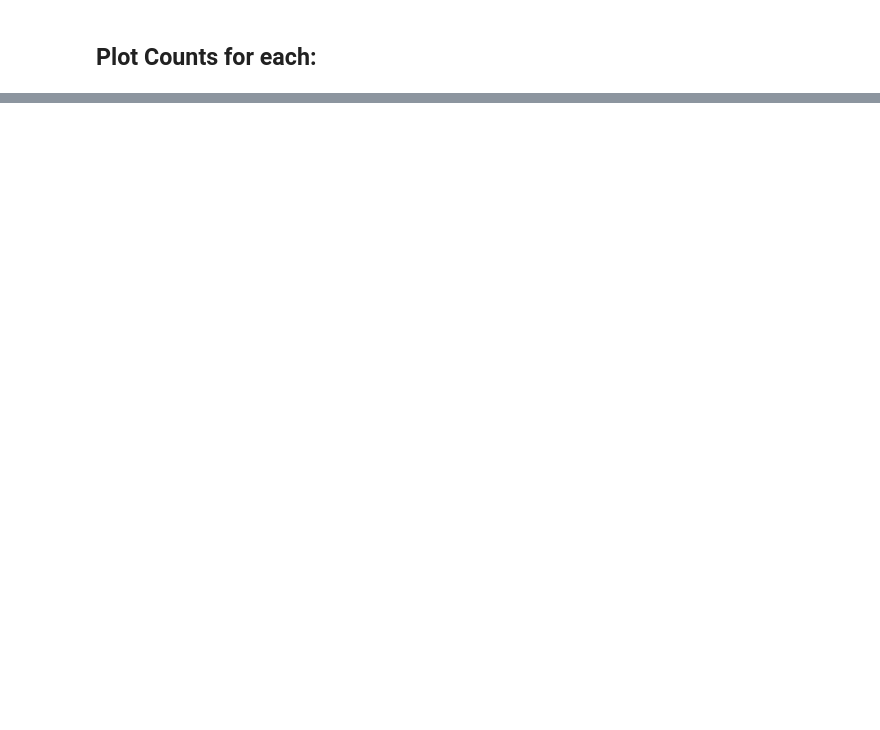
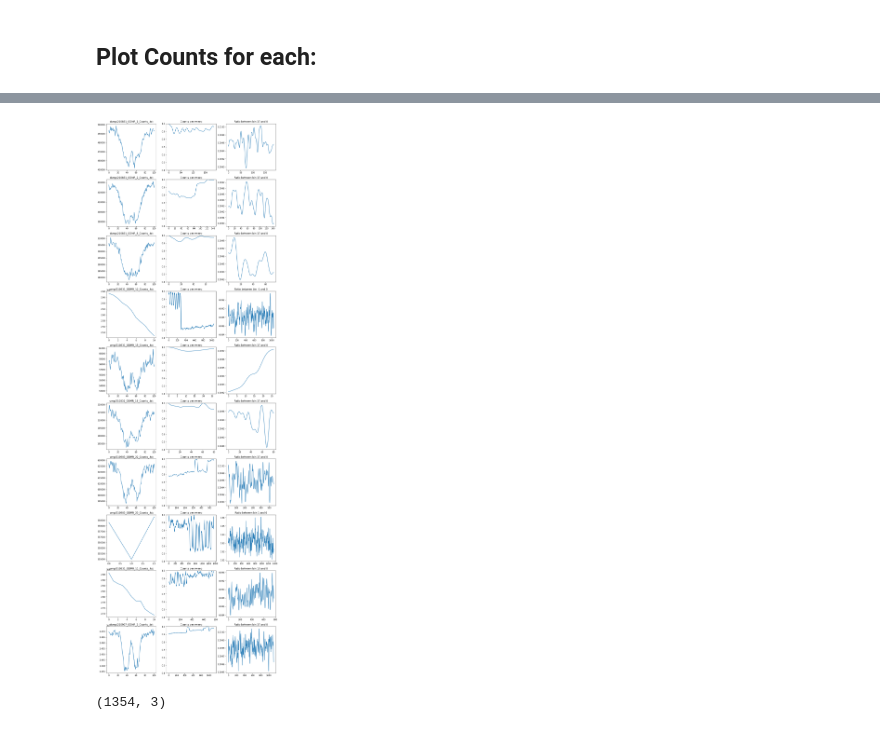
Before and after one commit to LCarnovale/HonoursAnalysis, a Jupyter notebook: analyse_odmr.ipynb, the cells around one changed output, grey strips where cells are left out. Saved outputs shown, nothing was run; the diff lists cells and outputs as text; code cells hidden in the pictures; blank space fills up the shorter version.

```diff
--- a/analyse_odmr.ipynb
+++ b/analyse_odmr.ipynb
@@ -142,0 +147,31 @@ Estimated B-field: 0.18 mT, freqs: [2836. 2846.]
+# %%
+n_specs = len(odmr_specs)
+n_rows = n_specs
+fig = plt.figure(figsize=(15, n_rows*5))
+axes = fig.subplots(nrows=n_rows, ncols=3)
+edges = [37] * n_specs
+edges[3] = -1
+edges[7] = 1
+edges[8] = 10
+for i, (spec, title, axis_row, x) in enumerate(zip(odmr_specs, odmr_paths, axes, edges)):
+    left_ax, right_ax, third_ax = axis_row
+    left_ax.set_title(title)
+    right_ax.set_title("Counts per sweep")
+    third_ax.set_title("Ratio between bin %d and 0" % x)
+    counts = g_filter(spec.sum(axis=1), 3)
+    left_ax.plot(spec.sum(axis=0))
+    right_ax.plot(counts / max(counts))
+    right_ax.set_ylim(0.4, 1)
+    edge_counts = g_filter(spec[:, x], 3)
+    edge_ref = g_filter(spec[:, 0], 3)
+    try:
+        third_ax.plot(edge_counts / counts)
+    except:
+        pass
+plt.show()
+# %% [output]
+[figure, added]
+# %%
+thisone = odmr_specs[7]
+# %% [output]
+(1354, 3)
```
Also changed, not shown: parts of 4 cells of this notebook, 2 other files.
